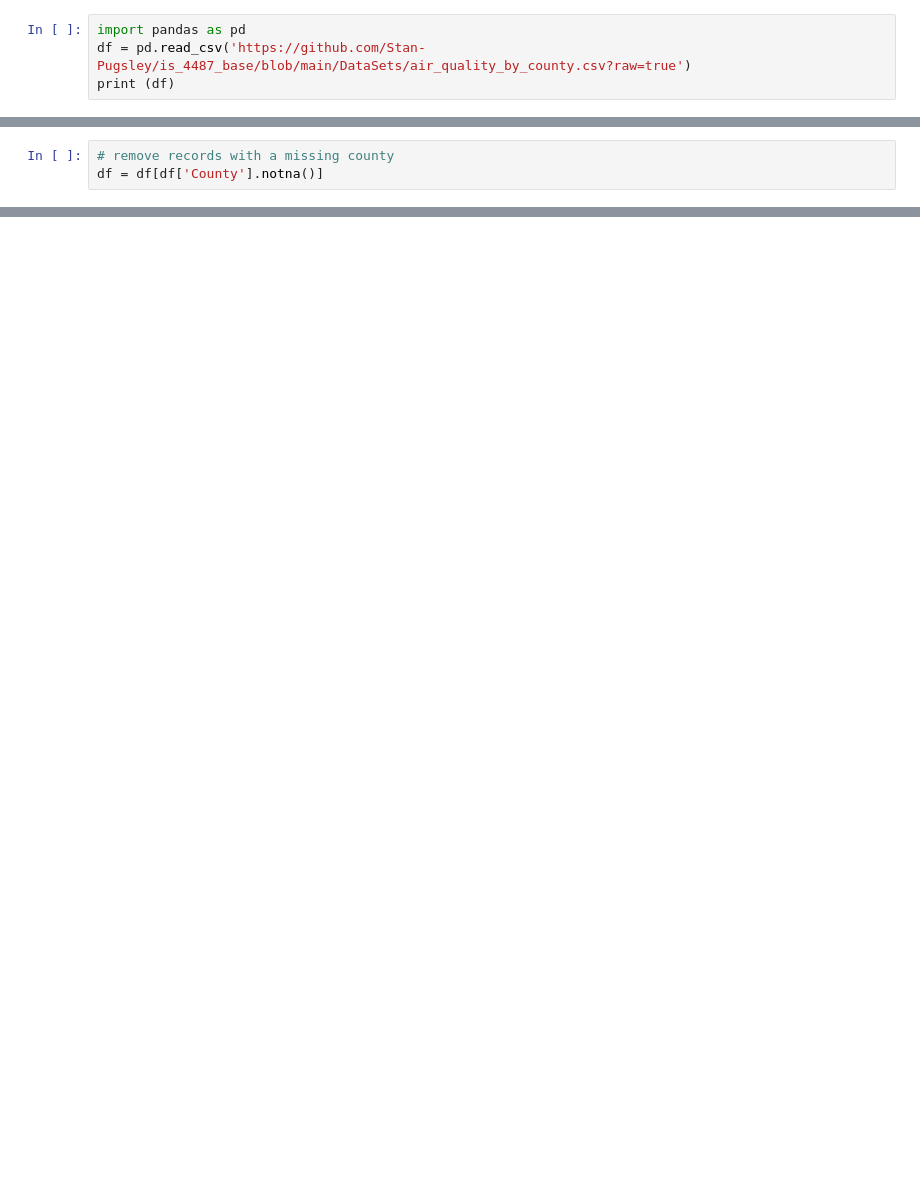
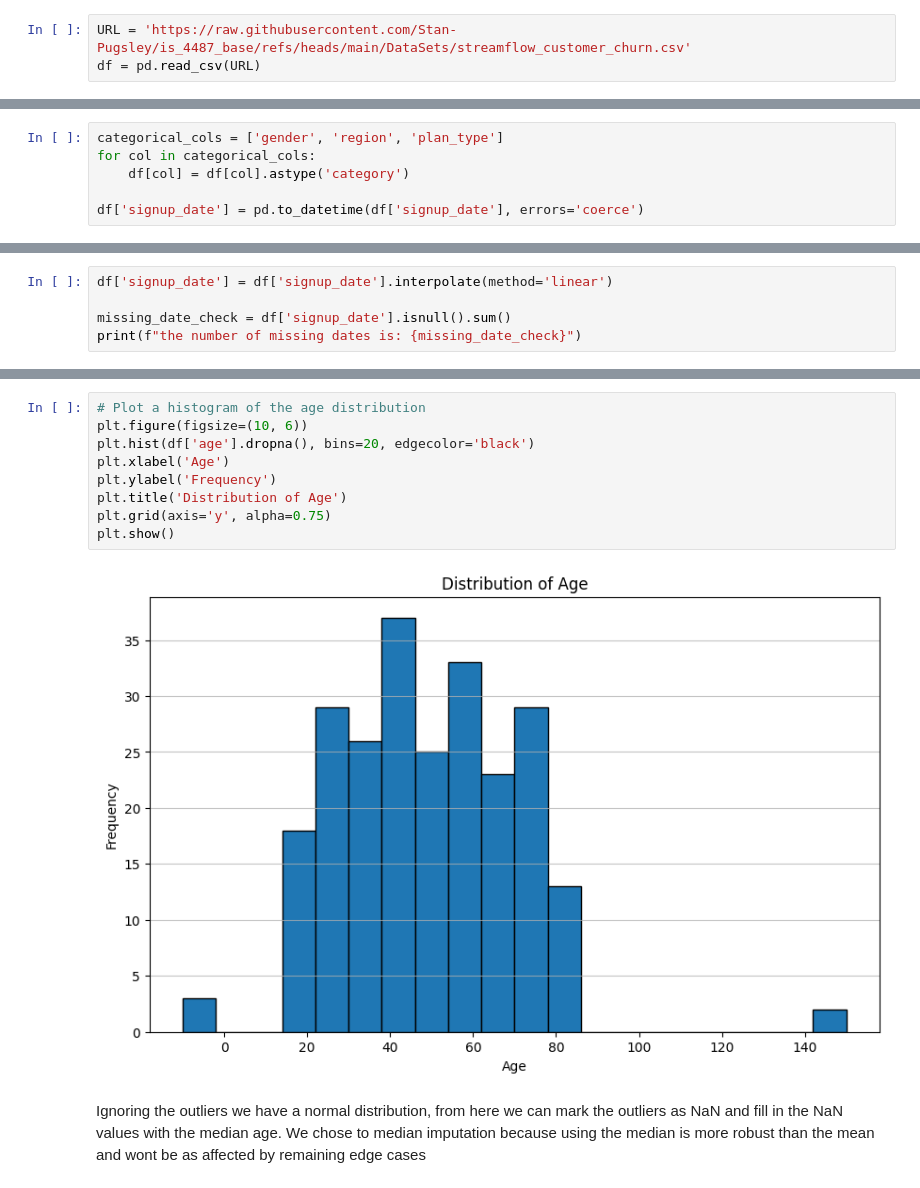
Before and after one commit to Stan-Pugsley/is_4487_base, a Jupyter notebook: Demos/demo_06_data_cleaning.ipynb, the cells around one changed output, grey strips where cells are left out. Saved outputs shown, nothing was run; the diff lists cells and outputs as text; blank space fills up the shorter version.

```diff
--- a/Demos/demo_06_data_cleaning.ipynb
+++ b/Demos/demo_06_data_cleaning.ipynb
@@ -37,4 +33,3 @@ Import the data into a dataframe
 # %%
-import pandas as pd
-df = pd.read_csv('https://github.com/Stan-Pugsley/is_4487_base/blob/main/DataSets/air_quality_by_county.csv?raw=true')
-print (df)
+URL = 'https://raw.githubusercontent.com/Stan-Pugsley/is_4487_base/refs/heads/main/DataSets/streamflow_customer_churn.csv'
+df = pd.read_csv(URL)
@@ -54,3 +83,0 @@ df['State'].value_counts()
-# %%
-# remove records with a missing county
-df = df[df['County'].notna()]
@@ -59,0 +93,6 @@ df_filtered = df[df['Days with AQI'] >= 500]
+# %%
+categorical_cols = ['gender', 'region', 'plan_type']
+for col in categorical_cols:
+    df[col] = df[col].astype('category')
+
+df['signup_date'] = pd.to_datetime(df['signup_date'], errors='coerce')
@@ -59,0 +147,5 @@ df_filtered = df[df['Days with AQI'] >= 500]
+# %%
+df['signup_date'] = df['signup_date'].interpolate(method='linear')
+
+missing_date_check = df['signup_date'].isnull().sum()
+print(f"the number of missing dates is: {missing_date_check}")
@@ -59,0 +161,13 @@ df_filtered = df[df['Days with AQI'] >= 500]
+# %%
+# Plot a histogram of the age distribution
+plt.figure(figsize=(10, 6))
+plt.hist(df['age'].dropna(), bins=20, edgecolor='black')
+plt.xlabel('Age')
+plt.ylabel('Frequency')
+plt.title('Distribution of Age')
+plt.grid(axis='y', alpha=0.75)
+plt.show()
+# %% [output]
+[figure, added]
+# %% [markdown]
+Ignoring the outliers we have a normal distribution, from here we can mark the outliers as NaN and fill in the NaN values with the median age. We chose to median imputation because using the median is more robust than the mean and wont be as affected by remaining edge cases
```
Also changed, not shown: parts of 46 cells of this notebook, 1 other file.
